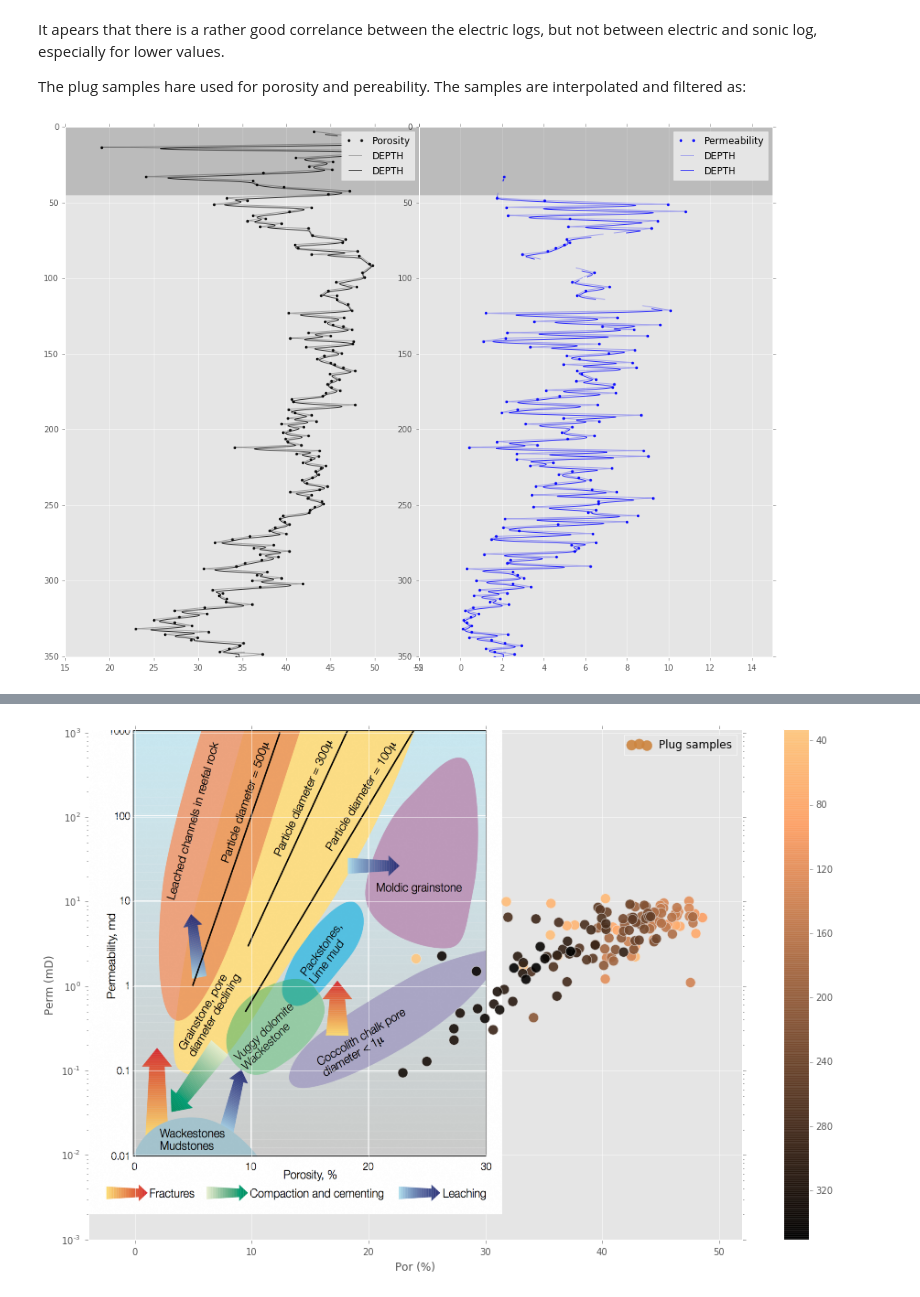
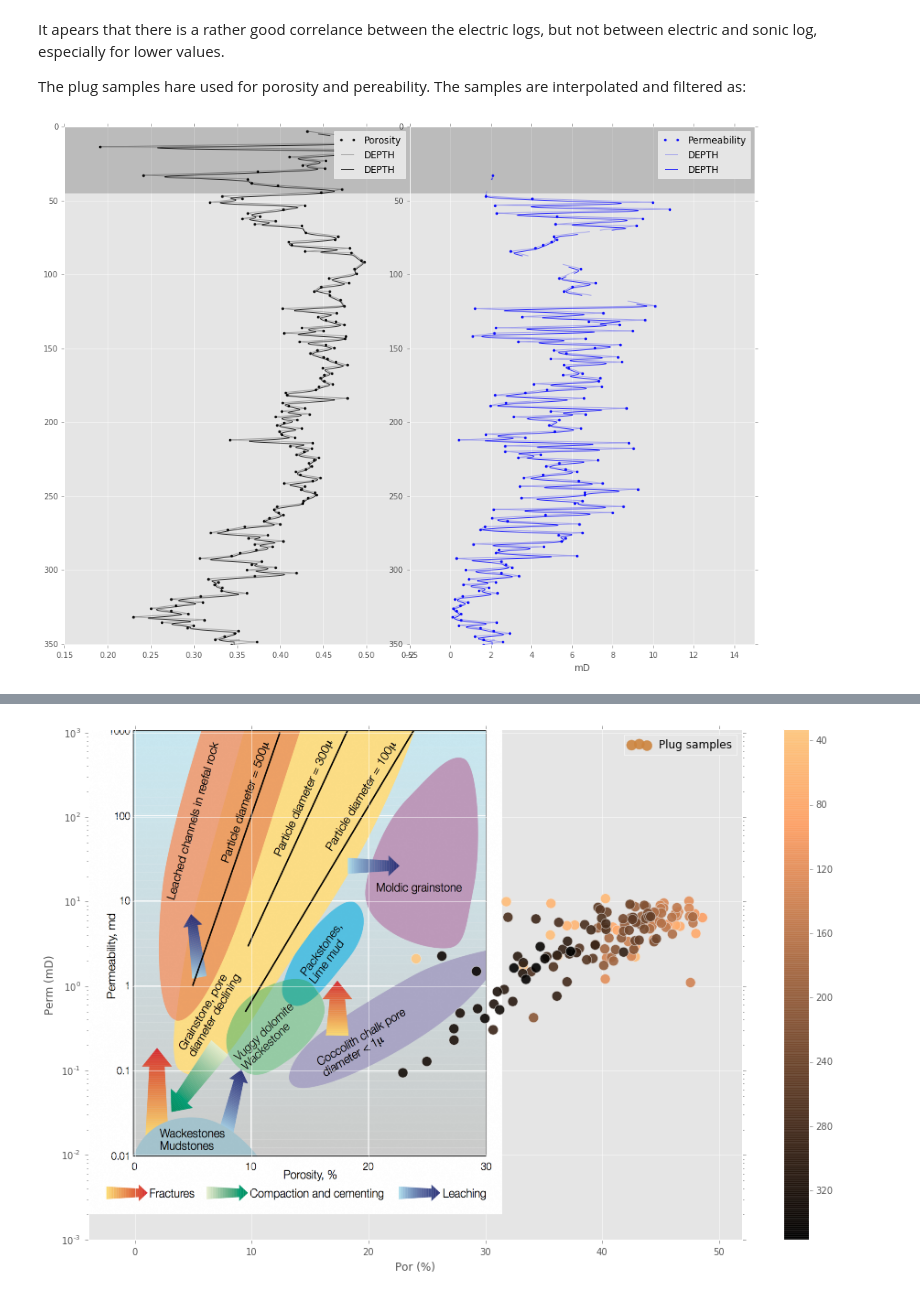
Before and after one commit to TobbeTripitaka/Dalbyover, a Jupyter notebook: Dalbyover sonic log.ipynb, the cells around one changed output, grey strips where cells are left out. Drawn from its saved outputs; the diff is of its cells as text; code cells hidden in the pictures.

```diff
--- a/Dalbyover sonic log.ipynb
+++ b/Dalbyover sonic log.ipynb
@@ -102,6 +102,14 @@ data = pd.merge(data, porper, on='DEPTH', how='outer')
 data = data.sort_values('DEPTH', ascending=True)
 data = data.dropna(axis=1,how='all')
 
+
+#For peace of mind, at this stage all data is changed to SI units
+data['COND_E1'] = data['COND_E1']/10000 #uS/cm -> S/m
+data['COND_E2'] = data['COND_E2']/10000 #uS/cm -> S/m
+data['COND_G'] = data['COND_G']/1000 #mS/m -> S/m
+data['PERMEABILITY'] = data['PERMEABILITY']/1000 #mD ->D
+data['POROSITY'] = data['POROSITY']/100 #Percent->fraction
+
 # Save a file with sonic and electric data
 data.to_csv('log_data.txt')
 
@@ -334,34 +342,36 @@ The plug samples hare used for porosity and pereability. The samples are interpo
 # %%
 fig = plt.figure(figsize=(16,12))
 fig.subplots_adjust(wspace=0)
 
 ax1 = plt.subplot(121)
-mask = np.isfinite(data['POROSITY'])
-plt.plot(data['POROSITY'][mask],data['DEPTH'][mask],'.k', alpha=0.9,label='Porosity')
+mask_POR = np.isfinite(data['POROSITY'])
+plt.plot(data['POROSITY'][mask_POR],data['DEPTH'][mask_POR],'.k', alpha=0.9,label='Porosity')
 POR_inter = data['POROSITY'].interpolate(method='slinear', order=2,limit=300, limit_direction='both')
 plt.plot(POR_inter,data['DEPTH'],'k-', alpha=0.3)
 #plt.xlim(-2,15)
 plt.plot(smooth_filter(POR_inter,200),data['DEPTH'],'k-', alpha=0.8)
 plt.ylim(max(data['DEPTH']),0)
 casing_plot()
 plt.legend()
 plt.ylim(max(data['DEPTH']),0)
 
 ax2 = plt.subplot(122)
-mask = np.isfinite(data['PERMEABILITY'])
-plt.plot(data['PERMEABILITY'][mask],data['DEPTH'][mask],'.b', alpha=0.9,label='Permeability')
+mask_PERM = np.isfinite(data['PERMEABILITY'])
+plt.plot(1000*data['PERMEABILITY'][mask_PERM],data['DEPTH'][mask_PERM],'.b', alpha=0.9,label='Permeability')
 PERM_inter = data['PERMEABILITY'].interpolate(method='slinear', order=2,limit=300, limit_direction='both')
-plt.plot(PERM_inter,data['DEPTH'],'b-', alpha=0.3)
+plt.plot(1000*PERM_inter,data['DEPTH'],'b-', alpha=0.3)
 plt.xlim(-2,15)
-plt.plot(smooth_filter(PERM_inter,200),data['DEPTH'],'b-', alpha=0.8)
+plt.plot(smooth_filter(1000*PERM_inter,200),data['DEPTH'],'b-', alpha=0.8)
+plt.xlabel('mD', fontsize = 12)
+
 
 casing_plot()
 plt.legend()
 plt.ylim(max(data['DEPTH']),0)
 
 plt.show()
 # %% [output]
-[figure, old version]
+[figure, new version]
 # %% [markdown]
 Note that the properties are saved in new arrays, inter_POR and inter_PERM.
 
```
Also changed, not shown: parts of 9 cells of this notebook, 1 other file.
